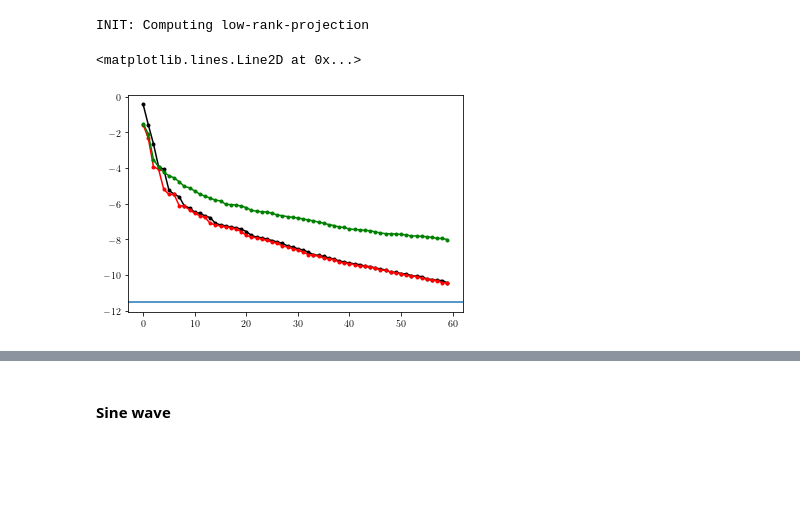
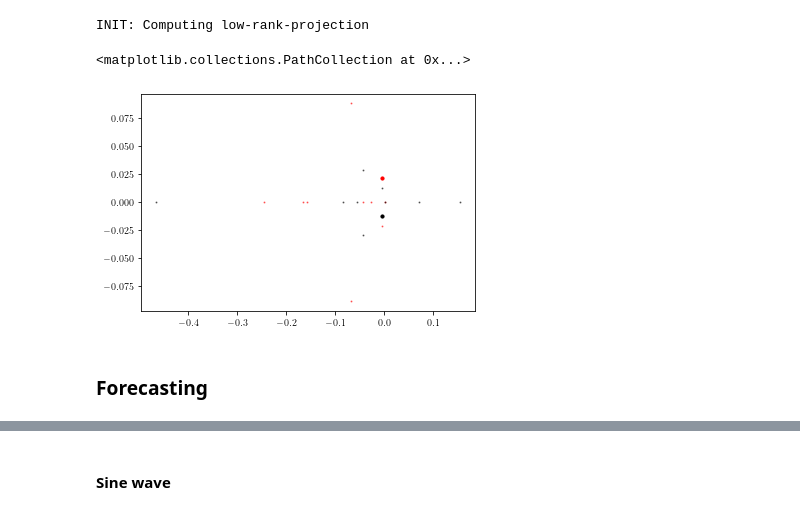
Before and after one commit to Machine-Learning-Dynamical-Systems/kooplearn, a Jupyter notebook: examples/Beijing_air_quality/analysis.ipynb, the cells around one changed output, grey strips where cells are left out. Cells and saved outputs as stored; diff of their text form; code cells hidden in the pictures; blank space fills up the shorter version.

Commit message:
updated reduced rank

```diff
--- a/examples/Beijing_air_quality/analysis.ipynb
+++ b/examples/Beijing_air_quality/analysis.ipynb
@@ -122,15 +124,34 @@ K = KoopmanRegression(X[:num_samples], Y[:num_samples], kernel, rank, regularize
 # %% [output]
 INIT: Computing low-rank-projection
-# %%
-dim = K.X.shape[0]
-padding = 50
-e_X = (np.linalg.eigvalsh(K.K_X)*(dim**-1))[::-1][:rank + padding]
-e_Y = (np.linalg.eigvalsh(K.K_Y)*(dim**-1))[::-1][:rank + padding]
-e_YX = (np.linalg.eigvalsh(K.K_YX)*(dim**-1))[::-1][:rank + padding]
-plt.plot(np.log(e_X), 'k.-')
-plt.plot(np.log(e_Y), 'r.-')
-plt.plot(np.log(e_YX), 'g.-')
-plt.axhline(y=np.log(regularizer))
-# %% [output]
-<matplotlib.lines.Line2D at 0x...>
-[figure, removed]
+# %%
+C = K.K_YX@K.U
+_, V_tilde =  scipy.linalg.eig(K.V.T@C)
+D = (K.U.T)@K.K_X@K.U@V_tilde
+# %%
+modes = scipy.linalg.solve(D, K.U.T@K.X)
+# %%
+observables = df_pd.columns.to_numpy()
+prefix = 'DEWP'
+idxs_list = []
+for idx, f in enumerate(observables):
+    if f.startswith(prefix):
+        if (idx +1) < observables.shape[0]//2:
+            idxs_list.append(idx)
+idxs_list_DEWP = np.array(idxs_list)
+# %%
+idx = 0
+m_PM = modes[:,idxs_list_PM[idx]]
+m_DEWP = modes[:,idxs_list_DEWP[idx]]
+# %%
+k = 0
+
+plt.scatter(np.real(m_PM), np.imag(m_PM), c='r', s=1, alpha = 0.5)
+plt.scatter(np.real(m_DEWP), np.imag(m_DEWP), c='k', s=1, alpha = 0.5)
+
+plt.scatter(np.real(m_PM)[k], np.imag(m_PM)[k], c='r', s=10)
+plt.scatter(np.real(m_DEWP)[k], np.imag(m_DEWP)[k], c='k', s=10)
+# %% [output]
+<matplotlib.collections.PathCollection at 0x...>
+[figure, added]
+# %% [markdown]
+### Forecasting
```
Also changed, not shown: parts of 9 cells of this notebook, 2 other files.
